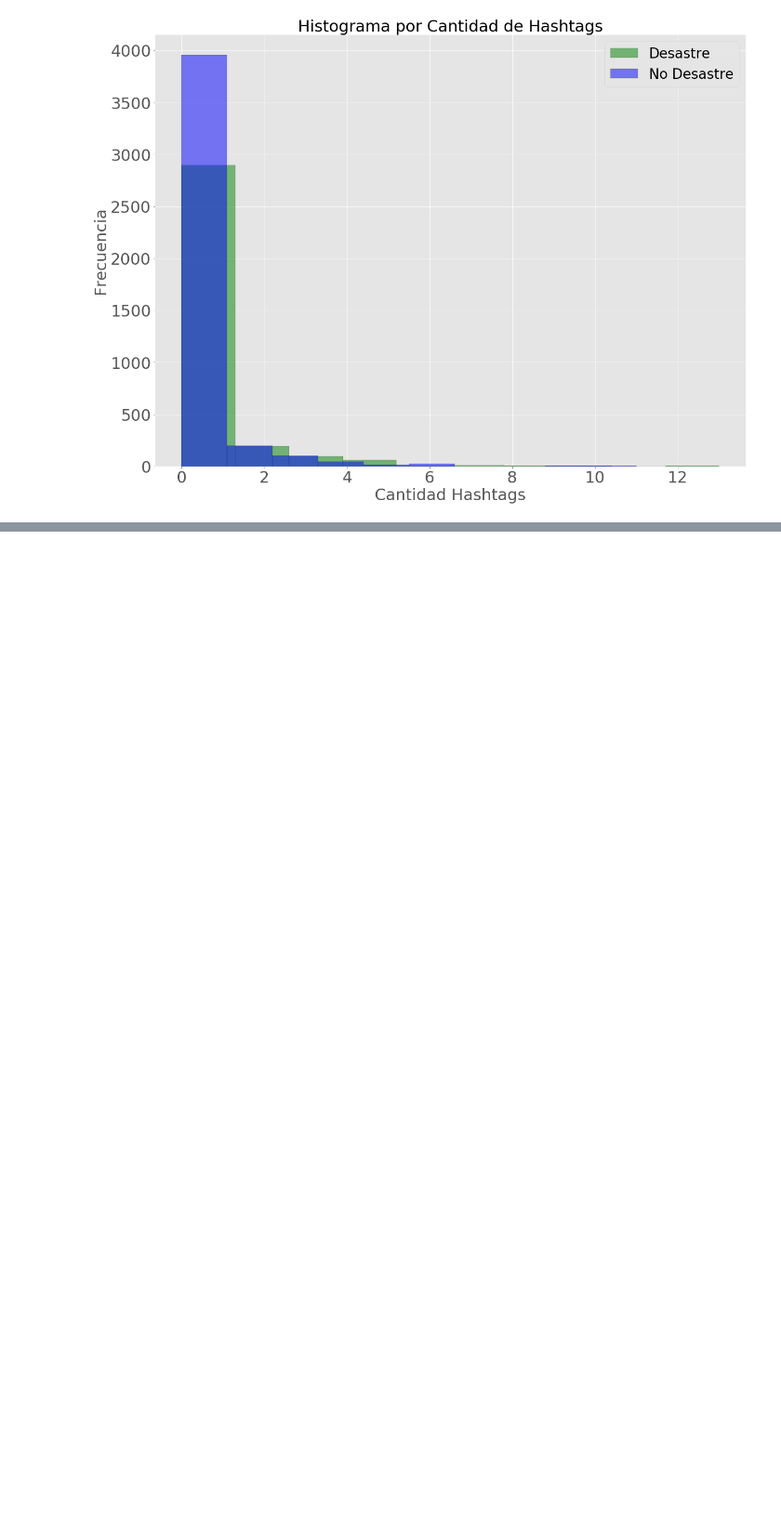
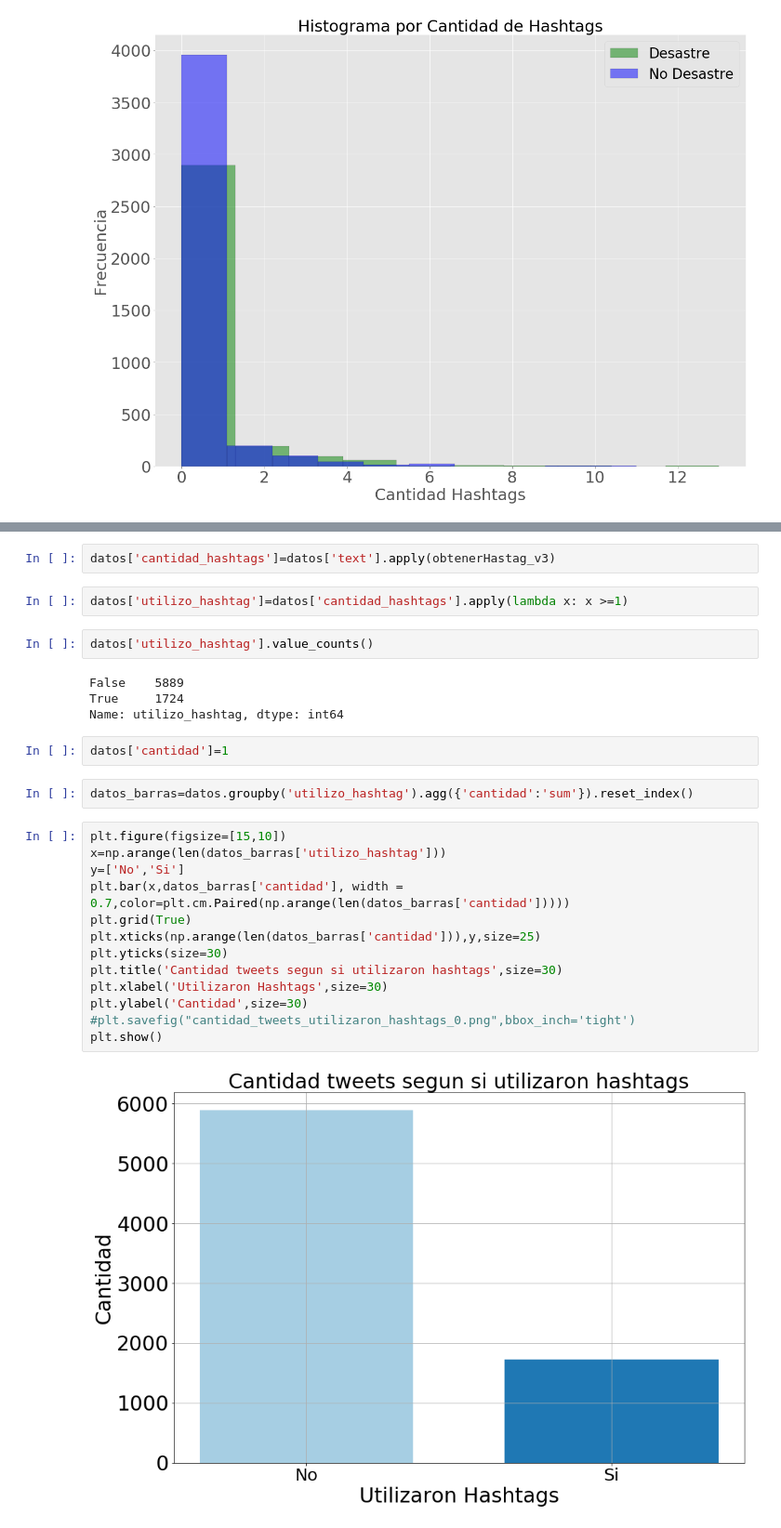
Before and after one commit to FranciscoGauna/TP1-Datos, a Jupyter notebook: Analisis-Kev.ipynb, the cells around one changed output, grey strips where cells are left out. Shown at 93% size. Cells and saved outputs as stored; diff of their text form; blank space fills up the shorter version.

```diff
--- a/Analisis-Kev.ipynb
+++ b/Analisis-Kev.ipynb
@@ -277,0 +294,29 @@ plt.show()
+# %%
+datos['cantidad_hashtags']=datos['text'].apply(obtenerHastag_v3)
+# %%
+datos['utilizo_hashtag']=datos['cantidad_hashtags'].apply(lambda x: x >=1)
+# %%
+datos['utilizo_hashtag'].value_counts()
+# %% [output]
+False    5889
+True     1724
+Name: utilizo_hashtag, dtype: int64
+# %%
+datos['cantidad']=1
+# %%
+datos_barras=datos.groupby('utilizo_hashtag').agg({'cantidad':'sum'}).reset_index()
+# %%
+plt.figure(figsize=[15,10])
+x=np.arange(len(datos_barras['utilizo_hashtag']))
+y=['No','Si']
+plt.bar(x,datos_barras['cantidad'], width = 0.7,color=plt.cm.Paired(np.arange(len(datos_barras['cantidad']))))
+plt.grid(True)
+plt.xticks(np.arange(len(datos_barras['cantidad'])),y,size=25)
+plt.yticks(size=30)
+plt.title('Cantidad tweets segun si utilizaron hashtags',size=30)
+plt.xlabel('Utilizaron Hashtags',size=30)
+plt.ylabel('Cantidad',size=30)
+#plt.savefig("cantidad_tweets_utilizaron_hashtags_0.png",bbox_inch='tight')
+plt.show()
+# %% [output]
+[figure, added]
```
Also changed, not shown: parts of 11 cells of this notebook, 1 other file.
